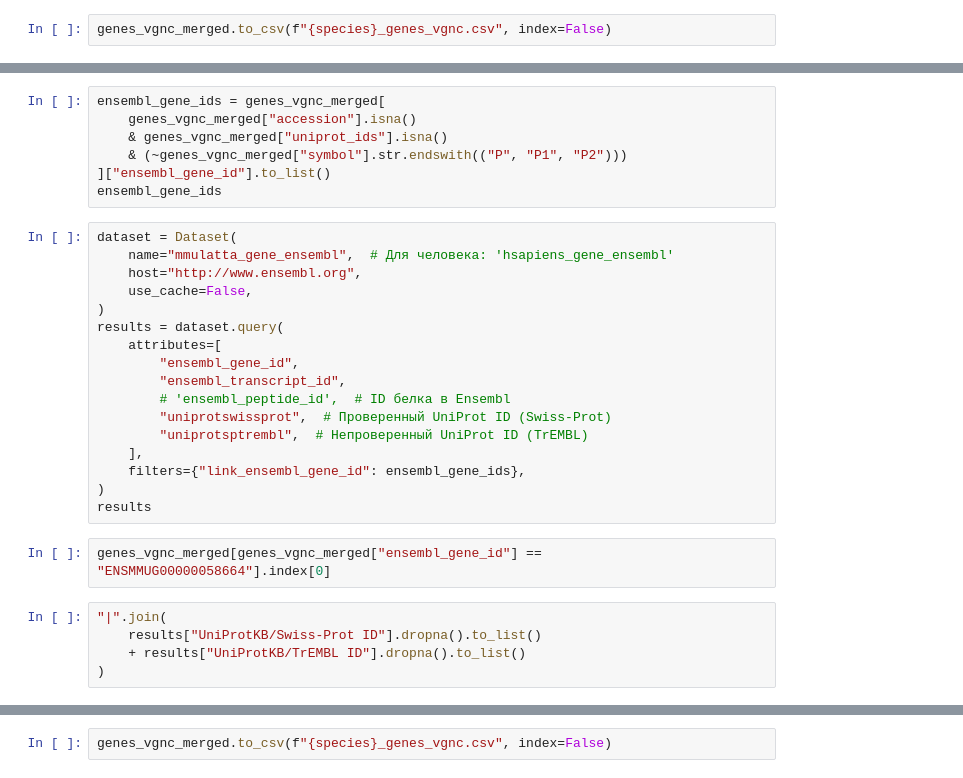
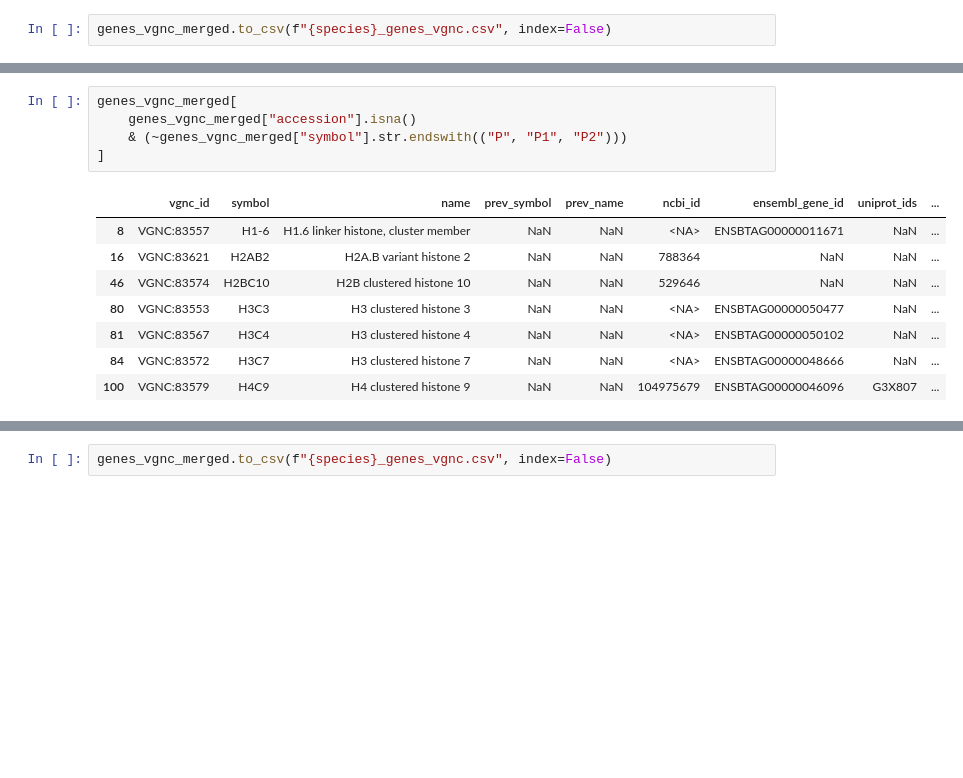
Before and after one commit to intbio/histonedb, a Jupyter notebook: CURATED_SET/mammalia_genes/Cattle_genes.ipynb, the cells around one changed output, grey strips where cells are left out. Drawn from its saved outputs; the diff is of its cells as text; blank space fills up the shorter version.

```diff
--- a/CURATED_SET/mammalia_genes/Cattle_genes.ipynb
+++ b/CURATED_SET/mammalia_genes/Cattle_genes.ipynb
@@ -622,31 +594,14 @@ results
 # %%
-ensembl_gene_ids = genes_vgnc_merged[
+genes_vgnc_merged[
     genes_vgnc_merged["accession"].isna()
-    & genes_vgnc_merged["uniprot_ids"].isna()
     & (~genes_vgnc_merged["symbol"].str.endswith(("P", "P1", "P2")))
-]["ensembl_gene_id"].to_list()
-ensembl_gene_ids
+]
+# %% [output]
+|  | vgnc_id | symbol | name | prev_symbol | prev_name | ncbi_id | ensembl_gene_id | uniprot_ids | ... |
+| 8 | VGNC:83557 | H1-6 | H1.6 linker histone, cluster member | NaN | NaN | <NA> | ENSBTAG00000011671 | NaN | ... |
+| 16 | VGNC:83621 | H2AB2 | H2A.B variant histone 2 | NaN | NaN | 788364 | NaN | NaN | ... |
+| 46 | VGNC:83574 | H2BC10 | H2B clustered histone 10 | NaN | NaN | 529646 | NaN | NaN | ... |
+| 80 | VGNC:83553 | H3C3 | H3 clustered histone 3 | NaN | NaN | <NA> | ENSBTAG00000050477 | NaN | ... |
+| 81 | VGNC:83567 | H3C4 | H3 clustered histone 4 | NaN | NaN | <NA> | ENSBTAG00000050102 | NaN | ... |
+| 84 | VGNC:83572 | H3C7 | H3 clustered histone 7 | NaN | NaN | <NA> | ENSBTAG00000048666 | NaN | ... |
+| 100 | VGNC:83579 | H4C9 | H4 clustered histone 9 | NaN | NaN | 104975679 | ENSBTAG00000046096 | G3X807 | ... |
-# %%
-dataset = Dataset(
-    name="mmulatta_gene_ensembl",  # Для человека: 'hsapiens_gene_ensembl'
-    host="http://www.ensembl.org",
-    use_cache=False,
-)
-results = dataset.query(
-    attributes=[
-        "ensembl_gene_id",
-        "ensembl_transcript_id",
-        # 'ensembl_peptide_id',  # ID белка в Ensembl
-        "uniprotswissprot",  # Проверенный UniProt ID (Swiss-Prot)
-        "uniprotsptrembl",  # Непроверенный UniProt ID (TrEMBL)
-    ],
-    filters={"link_ensembl_gene_id": ensembl_gene_ids},
-)
-results
-# %%
-genes_vgnc_merged[genes_vgnc_merged["ensembl_gene_id"] == "ENSMMUG00000058664"].index[0]
-# %%
-"|".join(
-    results["UniProtKB/Swiss-Prot ID"].dropna().to_list()
-    + results["UniProtKB/TrEMBL ID"].dropna().to_list()
-)
```
Also changed, not shown: parts of 182 cells of this notebook, 4 other files.
